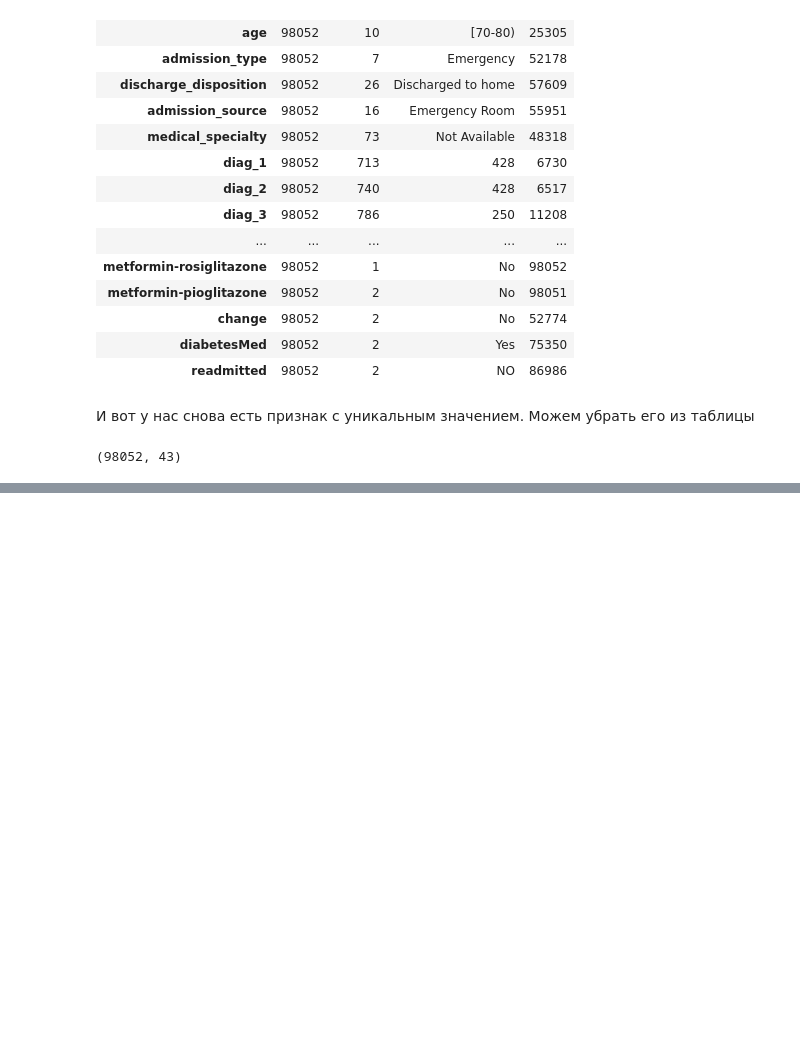
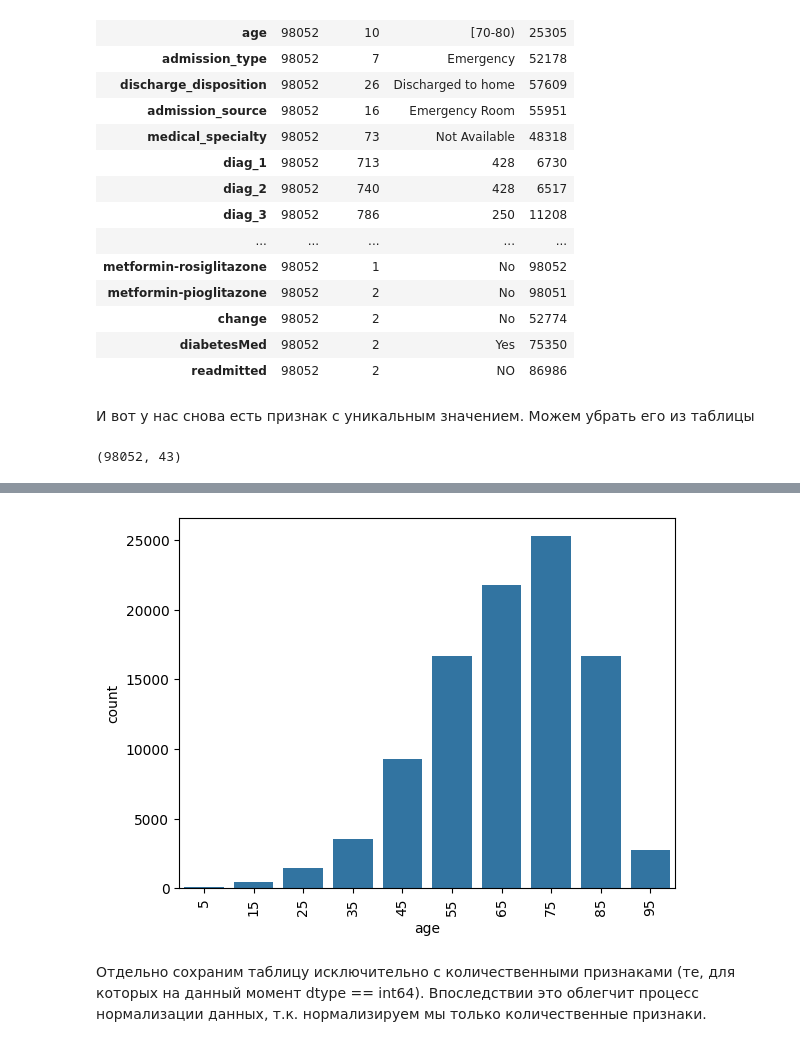
Before and after one commit to Falirchik/ML, a Jupyter notebook: попытка номер .ipynb, the cells around one changed output, grey strips where cells are left out. Saved outputs shown, nothing was run; the diff lists cells and outputs as text; code cells hidden in the pictures; blank space fills up the shorter version.

Commit message:
ура, отбор признаков

```diff
--- a/попытка номер .ipynb
+++ b/попытка номер .ipynb
@@ -652,0 +671,11 @@ df.shape
+# %%
+age = df['age'].copy()
+
+for i in range(0, 10):
+    interval_str = '[' + str(10 * i) + '-' + str(10 * (i + 1)) + ')'
+    mean_of_interval = 10 * i + 5
+    age = age.replace(interval_str, mean_of_interval)  # заменяем интервал на среднее
+
+age = pd.to_numeric(age)  # меняем тип на числовой
+df.drop(['age'], axis=1, inplace=True)  # удаляем из исходной таблицы старый категориальный признак age
+df = pd.concat([age, df], axis=1)  # добавляем новый числовой признак age
@@ -652,0 +702,8 @@ df.shape
+# %%
+sns.countplot(x="age", data = df)
+plt.xticks(rotation = 90)
+plt.show()
+# %% [output]
+[figure, added]
+# %% [markdown]
+Отдельно сохраним таблицу исключительно с количественными признаками (те, для которых на данный момент dtype == int64). Впоследствии это облегчит процесс нормализации данных, т.к. нормализируем мы только количественные признаки.
```
Also changed, not shown: parts of 52 cells of this notebook.
